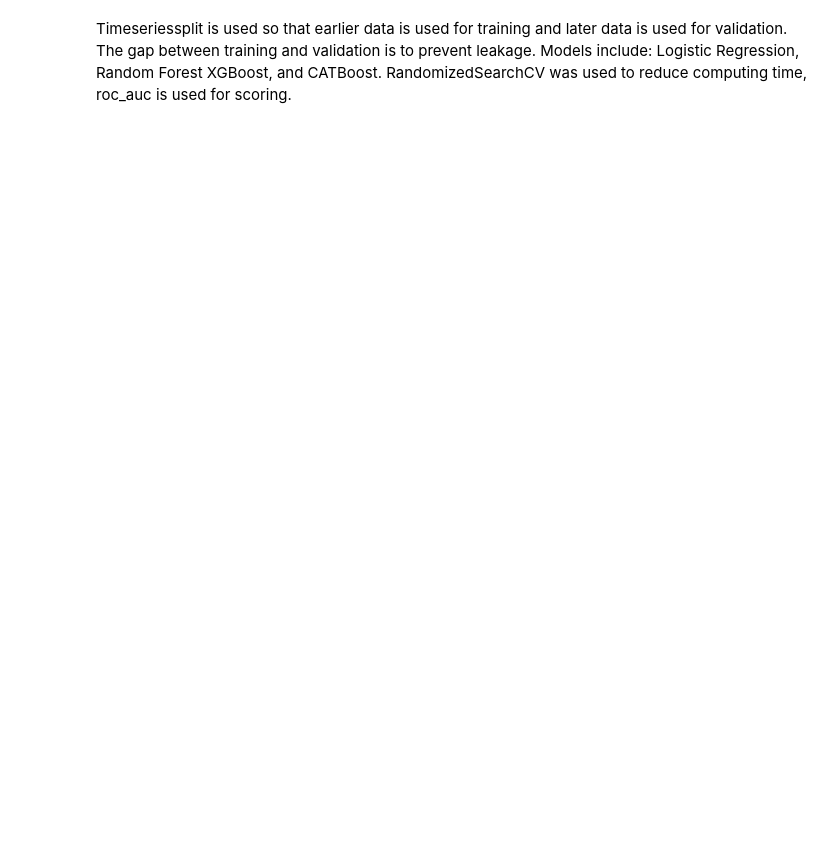
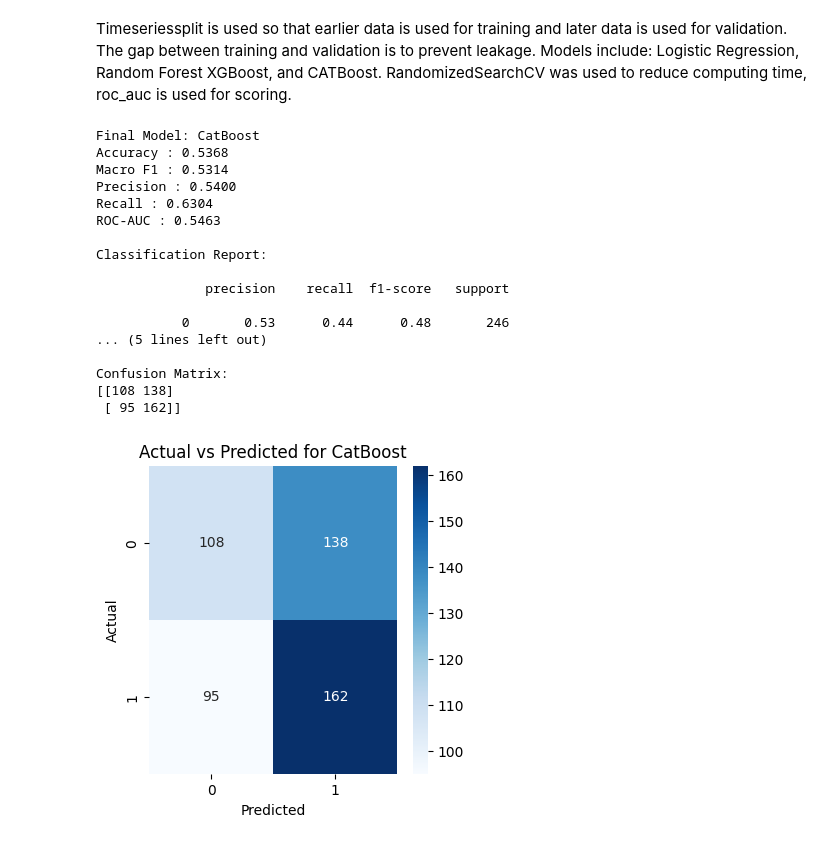
Before and after one commit to Joliver250/Apple-Inc.-Predictive-ML, a Jupyter notebook: notebooks/Apple.ipynb, the cells around one changed output. Saved outputs shown, nothing was run; the diff lists cells and outputs as text; code cells hidden in the pictures; blank space fills up the shorter version.

```diff
--- a/notebooks/Apple.ipynb
+++ b/notebooks/Apple.ipynb
@@ -397,4 +419,54 @@ Confusion Matrix for CatBoost:
 # %% [markdown]
 Timeseriessplit is used so that earlier data is used for training and later data is used for validation. The gap between training and validation is to prevent leakage.
 Models include: Logistic Regression, Random Forest XGBoost, and CATBoost. RandomizedSearchCV was used to reduce computing time, roc_auc is used for scoring.
+# %%
+final_model_name = 'CatBoost'
+final_model = best_models[final_model_name]
+
+y_proba = final_model.predict_proba(X_test)[:, 1]
+y_pred = (y_proba > 0.5).astype(int)
+
+acc = accuracy_score(y_test, y_pred)
+macro_f1 = f1_score(y_test, y_pred, average='macro')
+prec = precision_score(y_test, y_pred, average='binary', pos_label=1, zero_division=0)
+rec = recall_score(y_test, y_pred, average='binary', pos_label=1, zero_division=0)
+roc = roc_auc_score(y_test, y_proba)
+
+print(f"Final Model: {final_model_name}")
+print(f"Accuracy : {acc:.4f}")
+print(f"Macro F1 : {macro_f1:.4f}")
+print(f"Precision : {prec:.4f}")
+print(f"Recall : {rec:.4f}")
+print(f"ROC-AUC : {roc:.4f}")
+print("\nClassification Report:\n")
+print(classification_report(y_test, y_pred, zero_division=0))
+print("Confusion Matrix:")
+print(confusion_matrix(y_test, y_pred))
+
+cm = confusion_matrix(y_test, y_pred)
+plt.figure(figsize=(4, 4))
+sns.heatmap(cm, annot=True, fmt='d', cmap='Blues')
+plt.xlabel('Predicted')
+plt.ylabel('Actual')
+plt.title(f'Actual vs Predicted for {final_model_name}')
+plt.show()
+# %% [output]
+Final Model: CatBoost
+Accuracy : 0.5368
+Macro F1 : 0.5314
+Precision : 0.5400
+Recall : 0.6304
+ROC-AUC : 0.5463
+
+Classification Report:
+
+              precision    recall  f1-score   support
+
+           0       0.53      0.44      0.48       246
+... (5 lines left out)
+
+Confusion Matrix:
+[[108 138]
+ [ 95 162]]
+[figure, added]
 # %%
```
Also changed, not shown: parts of 18 cells of this notebook.
